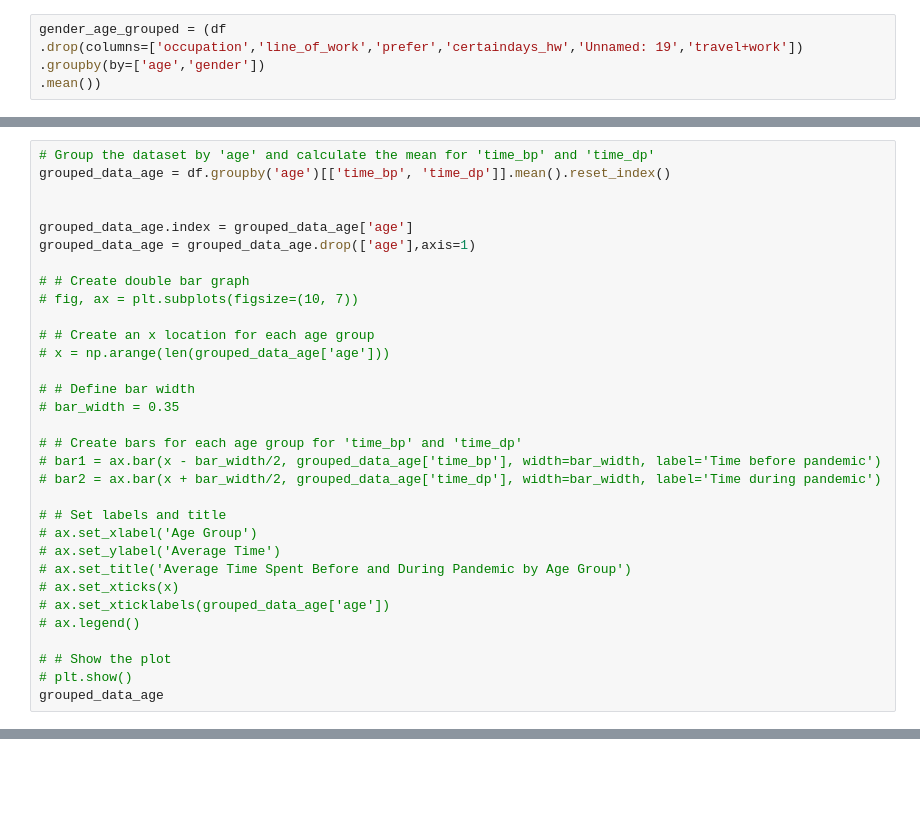
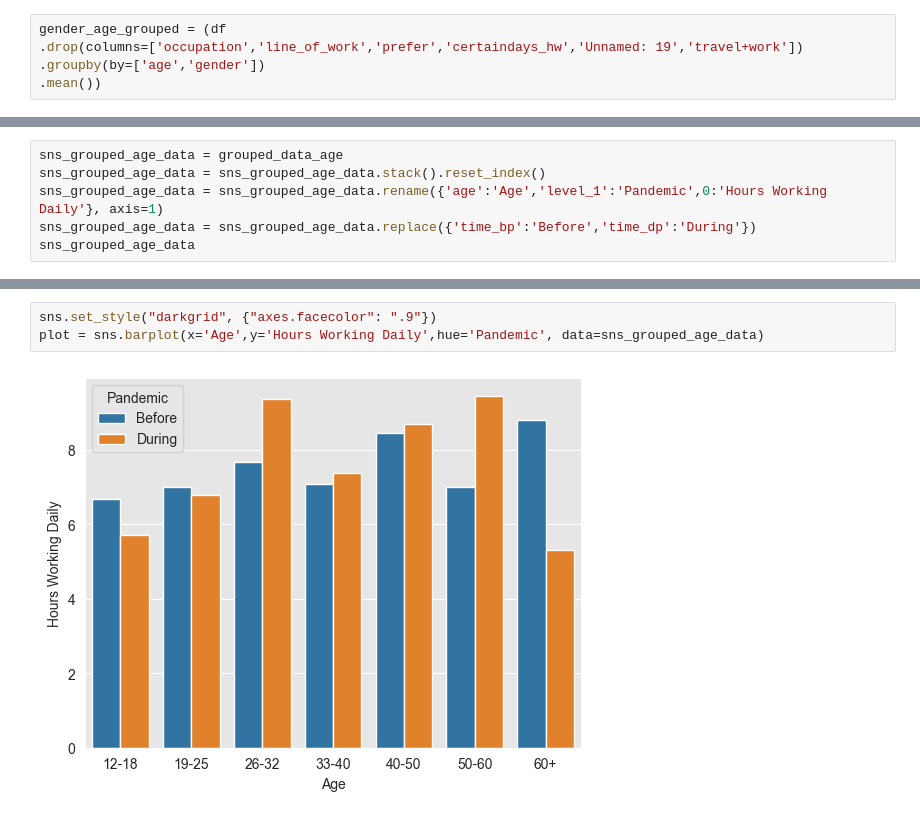
Before and after one commit to nicholasjernigan/nicholasjernigan.github.io, a Jupyter notebook: product_generator/graph_generator.ipynb, the cells around one changed output, grey strips where cells are left out. Saved outputs shown, nothing was run; the diff lists cells and outputs as text; blank space fills up the shorter version.

Commit message:
Graph update

```diff
--- a/product_generator/graph_generator.ipynb
+++ b/product_generator/graph_generator.ipynb
@@ -70,32 +53,0 @@ plt.show()
-# %%
-# Group the dataset by 'age' and calculate the mean for 'time_bp' and 'time_dp'
-grouped_data_age = df.groupby('age')[['time_bp', 'time_dp']].mean().reset_index()
-
-
-grouped_data_age.index = grouped_data_age['age']
-grouped_data_age = grouped_data_age.drop(['age'],axis=1)
-
-# # Create double bar graph
-# fig, ax = plt.subplots(figsize=(10, 7))
-
-# # Create an x location for each age group
-# x = np.arange(len(grouped_data_age['age']))
-
-# # Define bar width
-# bar_width = 0.35
-
-# # Create bars for each age group for 'time_bp' and 'time_dp'
-# bar1 = ax.bar(x - bar_width/2, grouped_data_age['time_bp'], width=bar_width, label='Time before pandemic')
-# bar2 = ax.bar(x + bar_width/2, grouped_data_age['time_dp'], width=bar_width, label='Time during pandemic')
-
-# # Set labels and title
-# ax.set_xlabel('Age Group')
-# ax.set_ylabel('Average Time')
-# ax.set_title('Average Time Spent Before and During Pandemic by Age Group')
-# ax.set_xticks(x)
-# ax.set_xticklabels(grouped_data_age['age'])
-# ax.legend()
-
-# # Show the plot
-# plt.show()
-grouped_data_age
@@ -130,0 +54,6 @@ TypeError: bar() got an unexpected keyword argument 'rot'
+# %%
+sns_grouped_age_data = grouped_data_age
+sns_grouped_age_data = sns_grouped_age_data.stack().reset_index()
+sns_grouped_age_data = sns_grouped_age_data.rename({'age':'Age','level_1':'Pandemic',0:'Hours Working Daily'}, axis=1)
+sns_grouped_age_data = sns_grouped_age_data.replace({'time_bp':'Before','time_dp':'During'})
+sns_grouped_age_data
@@ -130,0 +76,5 @@ TypeError: bar() got an unexpected keyword argument 'rot'
+# %%
+sns.set_style("darkgrid", {"axes.facecolor": ".9"})
+plot = sns.barplot(x='Age',y='Hours Working Daily',hue='Pandemic', data=sns_grouped_age_data)
+# %% [output]
+[figure, added]
```
Also changed, not shown: parts of 8 cells of this notebook.
